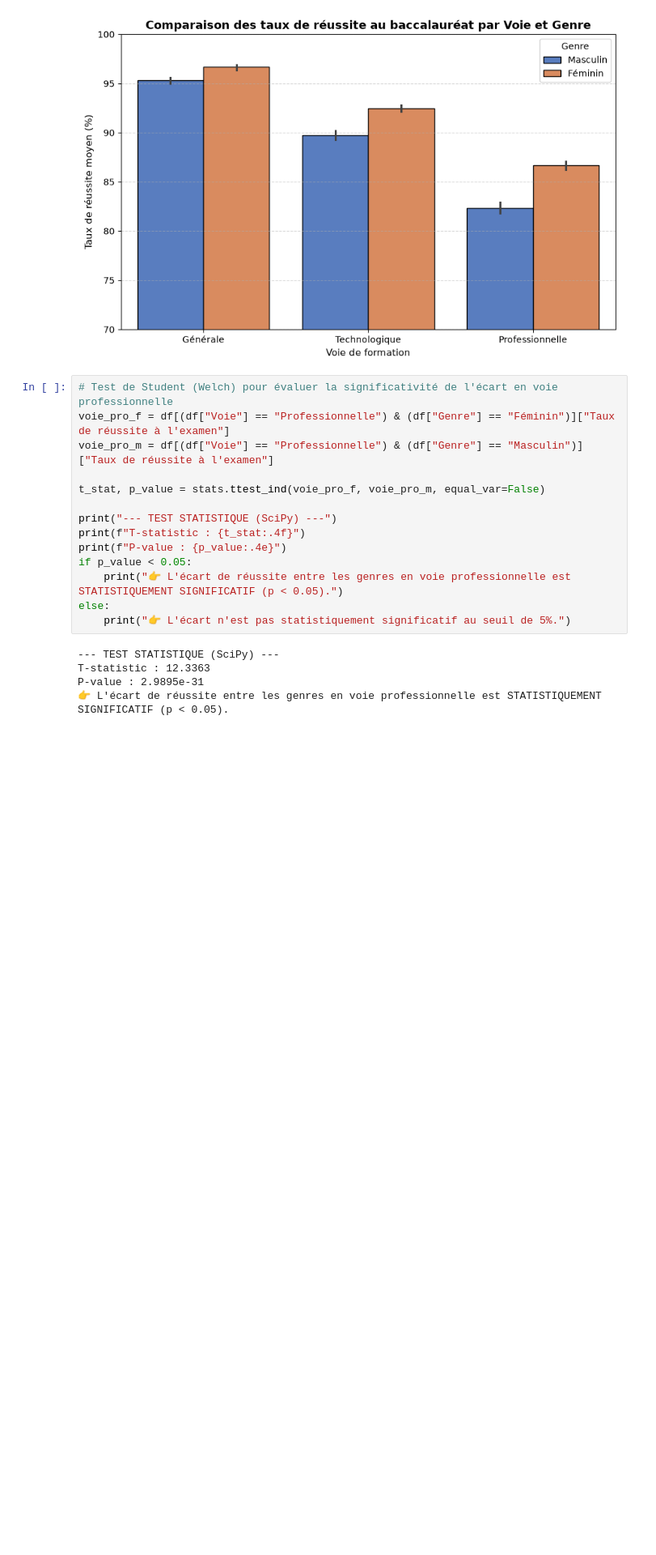
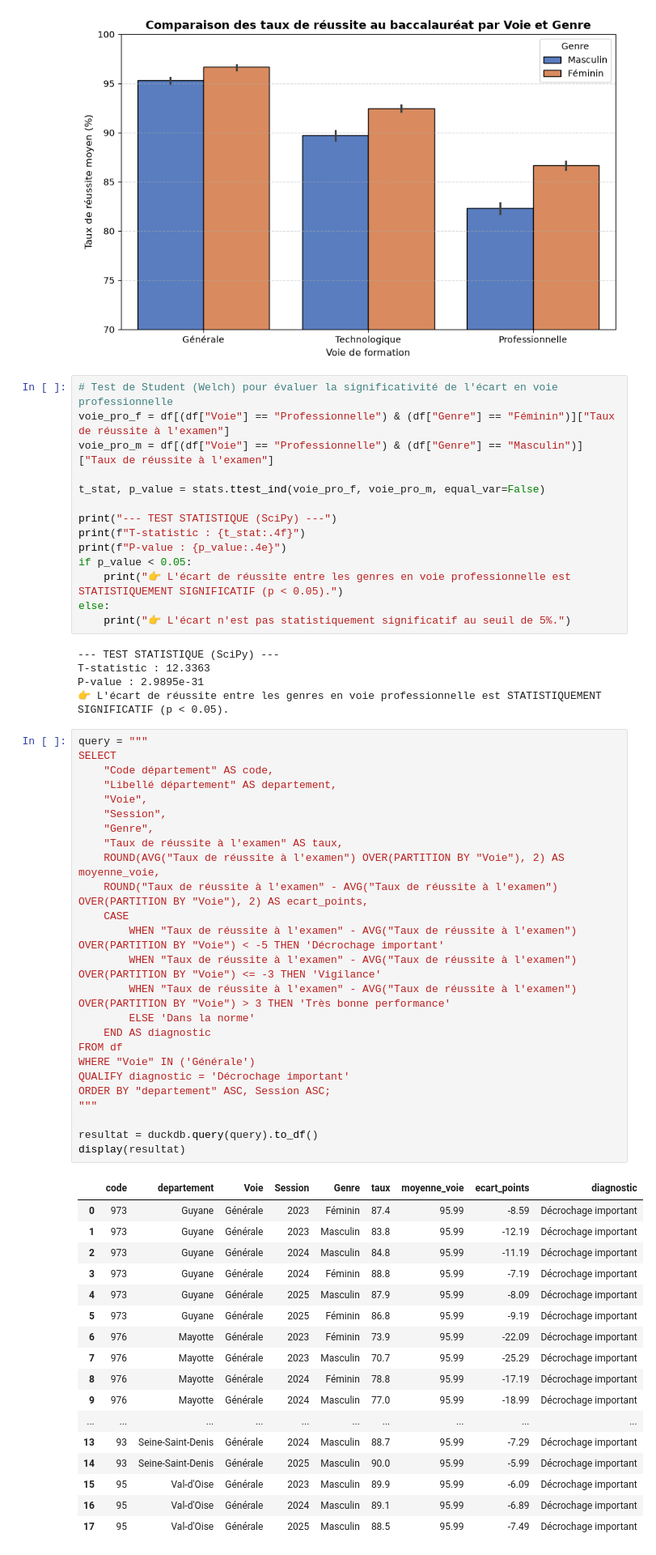
Before and after one commit to WarletAnthony/Analyse-du-taux-de-reussite-au-Baccalaureat, a Jupyter notebook: analyse_baccalaureat_departement.ipynb, the cells around one changed output. Shown at 81% size. Saved outputs shown, nothing was run; the diff lists cells and outputs as text; blank space fills up the shorter version.

```diff
--- a/analyse_baccalaureat_departement.ipynb
+++ b/analyse_baccalaureat_departement.ipynb
@@ -278,3 +263,46 @@ else:
 T-statistic : 12.3363
 P-value : 2.9895e-31
 👉 L'écart de réussite entre les genres en voie professionnelle est STATISTIQUEMENT SIGNIFICATIF (p < 0.05).
+# %%
+query = """
+SELECT
+    "Code département" AS code,
+    "Libellé département" AS departement,
+    "Voie",
+    "Session",
+    "Genre",
+    "Taux de réussite à l'examen" AS taux,
+    ROUND(AVG("Taux de réussite à l'examen") OVER(PARTITION BY "Voie"), 2) AS moyenne_voie,
+    ROUND("Taux de réussite à l'examen" - AVG("Taux de réussite à l'examen") OVER(PARTITION BY "Voie"), 2) AS ecart_points,
+    CASE
+        WHEN "Taux de réussite à l'examen" - AVG("Taux de réussite à l'examen") OVER(PARTITION BY "Voie") < -5 THEN 'Décrochage important'
+        WHEN "Taux de réussite à l'examen" - AVG("Taux de réussite à l'examen") OVER(PARTITION BY "Voie") <= -3 THEN 'Vigilance'
+        WHEN "Taux de réussite à l'examen" - AVG("Taux de réussite à l'examen") OVER(PARTITION BY "Voie") > 3 THEN 'Très bonne performance'
+        ELSE 'Dans la norme'
+    END AS diagnostic
+FROM df
+WHERE "Voie" IN ('Générale')
+QUALIFY diagnostic = 'Décrochage important'
+ORDER BY "departement" ASC, Session ASC;
+"""
+
+resultat = duckdb.query(query).to_df()
+display(resultat)
+# %% [output]
+|  | code | departement | Voie | Session | Genre | taux | moyenne_voie | ecart_points | diagnostic |
+| 0 | 973 | Guyane | Générale | 2023 | Féminin | 87.4 | 95.99 | -8.59 | Décrochage important |
+| 1 | 973 | Guyane | Générale | 2023 | Masculin | 83.8 | 95.99 | -12.19 | Décrochage important |
+| 2 | 973 | Guyane | Générale | 2024 | Masculin | 84.8 | 95.99 | -11.19 | Décrochage important |
+| 3 | 973 | Guyane | Générale | 2024 | Féminin | 88.8 | 95.99 | -7.19 | Décrochage important |
+| 4 | 973 | Guyane | Générale | 2025 | Masculin | 87.9 | 95.99 | -8.09 | Décrochage important |
+| 5 | 973 | Guyane | Générale | 2025 | Féminin | 86.8 | 95.99 | -9.19 | Décrochage important |
+| 6 | 976 | Mayotte | Générale | 2023 | Féminin | 73.9 | 95.99 | -22.09 | Décrochage important |
+| 7 | 976 | Mayotte | Générale | 2023 | Masculin | 70.7 | 95.99 | -25.29 | Décrochage important |
+| 8 | 976 | Mayotte | Générale | 2024 | Féminin | 78.8 | 95.99 | -17.19 | Décrochage important |
+| 9 | 976 | Mayotte | Générale | 2024 | Masculin | 77.0 | 95.99 | -18.99 | Décrochage important |
+| ... | ... | ... | ... | ... | ... | ... | ... | ... | ... |
+| 13 | 93 | Seine-Saint-Denis | Générale | 2024 | Masculin | 88.7 | 95.99 | -7.29 | Décrochage important |
+| 14 | 93 | Seine-Saint-Denis | Générale | 2025 | Masculin | 90.0 | 95.99 | -5.99 | Décrochage important |
+| 15 | 95 | Val-d'Oise | Générale | 2023 | Masculin | 89.9 | 95.99 | -6.09 | Décrochage important |
+| 16 | 95 | Val-d'Oise | Générale | 2024 | Masculin | 89.1 | 95.99 | -6.89 | Décrochage important |
+| 17 | 95 | Val-d'Oise | Générale | 2025 | Masculin | 88.5 | 95.99 | -7.49 | Décrochage important |
```
Also changed, not shown: parts of 5 cells of this notebook.
